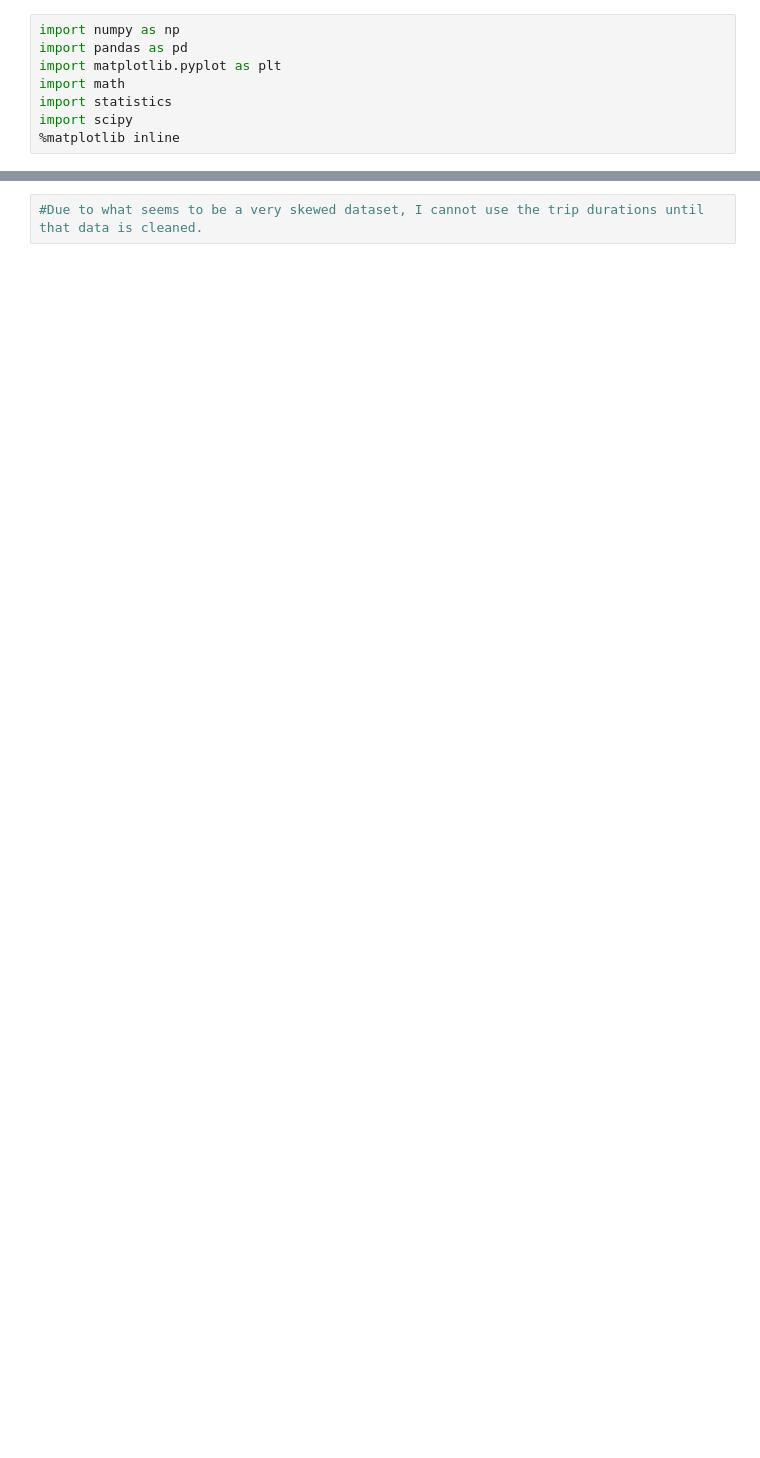
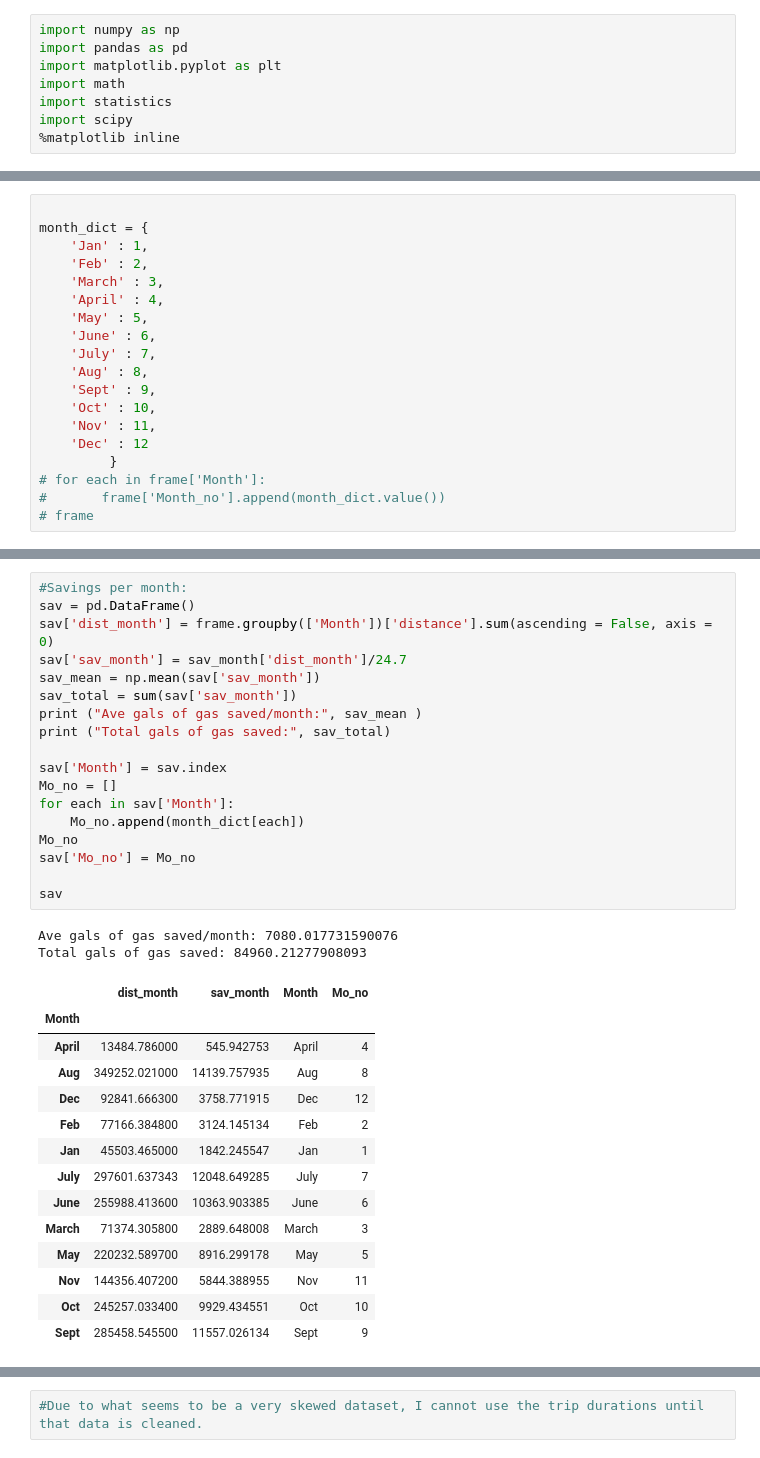
Before and after one commit to harr1582/Boston-Blue-Bike-Project, a Jupyter notebook: Boston Bikes All Year.ipynb, the cells around one changed output, grey strips where cells are left out. Cells and saved outputs as stored; diff of their text form; blank space fills up the shorter version.

```diff
--- a/Boston Bikes All Year.ipynb
+++ b/Boston Bikes All Year.ipynb
@@ -195,0 +58,19 @@ print (sum(Savings_month))
+# %%
+
+month_dict = {
+    'Jan' : 1,
+    'Feb' : 2,
+    'March' : 3,
+    'April' : 4,
+    'May' : 5,
+    'June' : 6,
+    'July' : 7,
+    'Aug' : 8,
+    'Sept' : 9,
+    'Oct' : 10,
+    'Nov' : 11,
+    'Dec' : 12
+         }
+# for each in frame['Month']:
+#       frame['Month_no'].append(month_dict.value())
+# frame
@@ -195,0 +82,35 @@ print (sum(Savings_month))
+# %%
+#Savings per month:
+sav = pd.DataFrame()
+sav['dist_month'] = frame.groupby(['Month'])['distance'].sum(ascending = False, axis = 0)
+sav['sav_month'] = sav_month['dist_month']/24.7
+sav_mean = np.mean(sav['sav_month'])
+sav_total = sum(sav['sav_month'])
+print ("Ave gals of gas saved/month:", sav_mean )
+print ("Total gals of gas saved:", sav_total)
+
+sav['Month'] = sav.index
+Mo_no = []
+for each in sav['Month']:
+    Mo_no.append(month_dict[each])
+Mo_no
+sav['Mo_no'] = Mo_no
+
+sav
+# %% [output]
+Ave gals of gas saved/month: 7080.017731590076
+Total gals of gas saved: 84960.21277908093
+|  | dist_month | sav_month | Month | Mo_no |
+| Month |  |  |  |  |
+| April | 13484.786000 | 545.942753 | April | 4 |
+| Aug | 349252.021000 | 14139.757935 | Aug | 8 |
+| Dec | 92841.666300 | 3758.771915 | Dec | 12 |
+| Feb | 77166.384800 | 3124.145134 | Feb | 2 |
+| Jan | 45503.465000 | 1842.245547 | Jan | 1 |
+| July | 297601.637343 | 12048.649285 | July | 7 |
+| June | 255988.413600 | 10363.903385 | June | 6 |
+| March | 71374.305800 | 2889.648008 | March | 3 |
+| May | 220232.589700 | 8916.299178 | May | 5 |
+| Nov | 144356.407200 | 5844.388955 | Nov | 11 |
+| Oct | 245257.033400 | 9929.434551 | Oct | 10 |
+| Sept | 285458.545500 | 11557.026134 | Sept | 9 |
```
Also changed, not shown: parts of 31 cells of this notebook.
